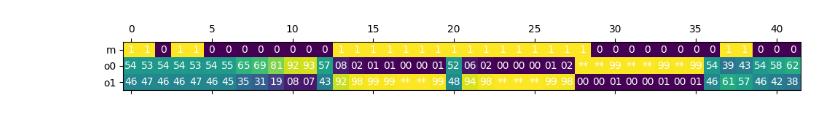
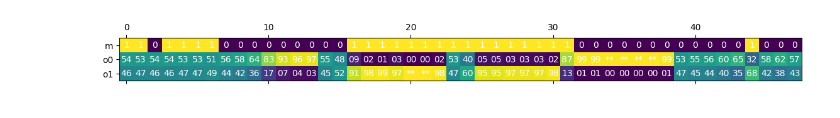
Before and after one commit to geohof/miniverse, a Jupyter notebook: notebooks/AnomaliesSavedModel.ipynb, the cells around one changed output. Cells and saved outputs as stored; diff of their text form; code cells hidden in the pictures.

```diff
--- a/notebooks/AnomaliesSavedModel.ipynb
+++ b/notebooks/AnomaliesSavedModel.ipynb
@@ -36,7 +54,7 @@ mv_test.to_plt(to_index=42).show()
 # %%
-mv_test = Miniverse(zoo={'lion': lion},
-                    verse_len=120, animal_position='equidistant', record_output_len=record_output_len,
+mv_lion = Miniverse(zoo={'lion': lion},
+                    verse_len=126, animal_position='equidistant', record_output_len=record_output_len,
                     record_input_len=record_input_len, random_seed=606)
-mv_test.prediction = model.predict(mv_test.get_input_data())
-mv_test.to_plt(to_index=42).show()
+mv_lion.prediction = model.predict(mv_lion.get_input_data())
+mv_lion.prediction_to_plt(to_index=48).show()
 # %% [output]
@@ -44 +62 @@ mv_test.to_plt(to_index=42).show()
-[figure, old version]
+[figure, new version]
```
Also changed, not shown: parts of 15 cells of this notebook, 8 other files.
